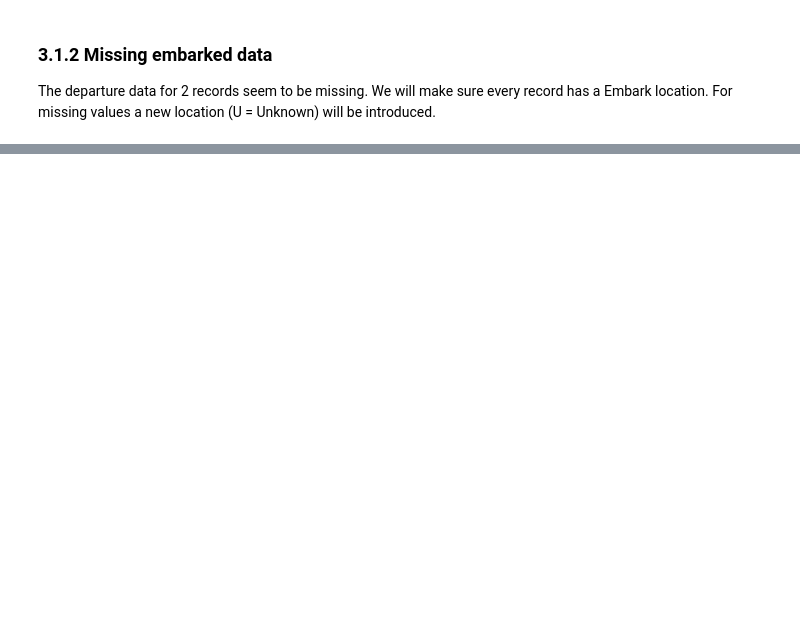
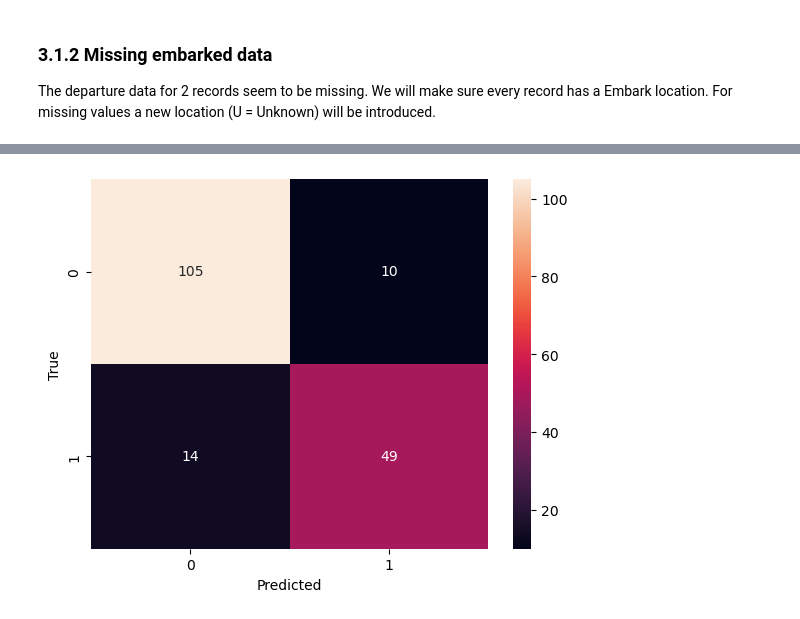
Before and after one commit to tristangoossens/TitanicML, a Jupyter notebook: 3. Modeling.ipynb, the cells around one changed output, grey strips where cells are left out. Saved outputs shown, nothing was run; the diff lists cells and outputs as text; code cells hidden in the pictures; blank space fills up the shorter version.

Commit message:
finished the titanic model (accuracy of 0.78/78%)

```diff
--- a/3. Modeling.ipynb
+++ b/3. Modeling.ipynb
@@ -108,0 +159,7 @@ df.head()
+# %%
+# One-hot encode the embarked, sex and pclass columns
+def one_hot_encode(df):
+    return pd.get_dummies(df, columns=['Embarked', 'Sex', 'Pclass'])
+
+df_train = one_hot_encode(df_train)
+df_train.info()
@@ -108,0 +207,14 @@ df.head()
+# %%
+from sklearn.ensemble import RandomForestClassifier
+from sklearn.metrics import accuracy_score, confusion_matrix
+
+# Split the data into X and y
+y = df_train['Survived']
+X = df_train.drop(columns='Survived')
+
+# Split the data into training and validation sets (80% training, 20% validation) using x[0:train_size] and x[train_size:]
+train_size = int(0.8 * len(X))
+train_X = X[:train_size]
+train_y = y[:train_size]
+val_X = X[train_size:]
+val_y = y[train_size:]
@@ -108,0 +234,17 @@ df.head()
+# %%
+# Train a Random Forest model with different hyperparameters
+best_accuracy = 0
+best_forest_model = None
+
+for estimator in [10, 50, 100, 500]:
+    for depth in [1, 5, 10, 50]:
+        model = RandomForestClassifier(n_estimators=estimator, max_depth=depth, random_state=1)
+        model.fit(train_X, train_y)
+        predictions = model.predict(val_X)
+        accuracy = accuracy_score(val_y, predictions)
+
+        print(f'Estimators: {estimator}, Depth: {depth}, Accuracy: {accuracy}')
+
+        if accuracy > best_accuracy:
+            best_accuracy = accuracy
+            best_forest_model = model
@@ -108,0 +271,9 @@ df.head()
+# %%
+# Plot the confusion matrix of the validation predictions
+conf_matrix = confusion_matrix(val_y, best_forest_model.predict(val_X))
+sns.heatmap(conf_matrix, annot=True, fmt='d')
+plt.xlabel('Predicted')
+plt.ylabel('True')
+plt.show()
+# %% [output]
+[figure, added]
```
Also changed, not shown: parts of 19 cells of this notebook, 3 other files.
